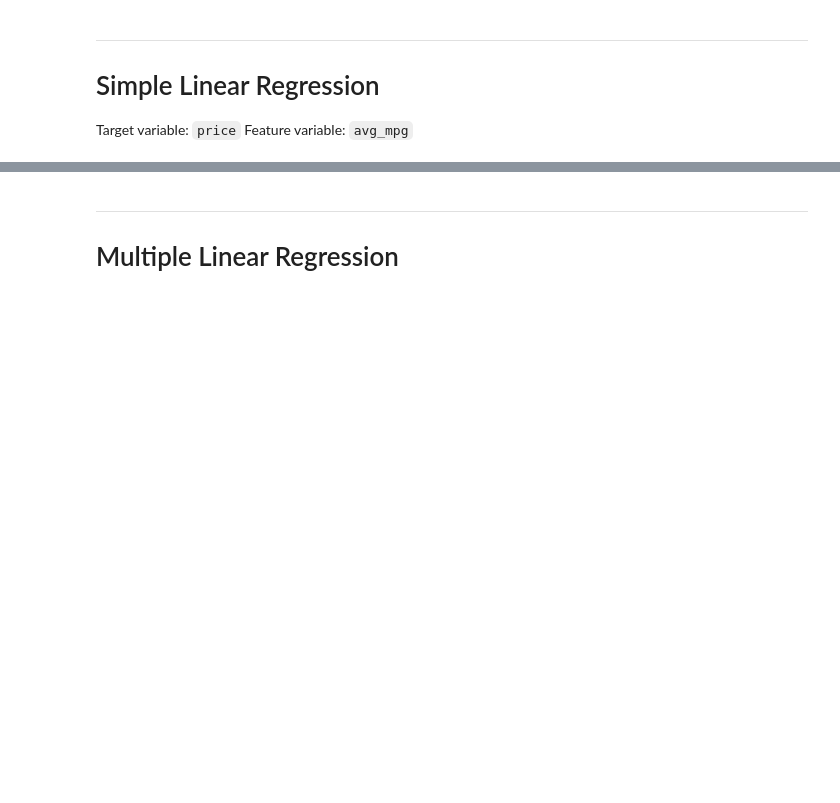
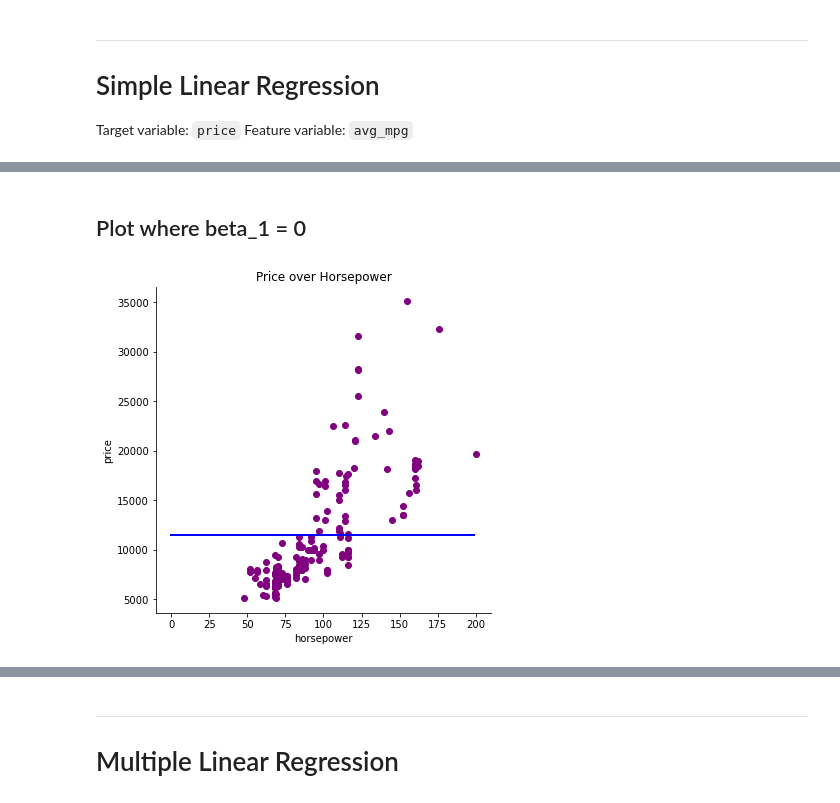
Before and after one commit to Isaac1o/MSDS_610_Linear_Regression, a Jupyter notebook: code_present.ipynb, the cells around one changed output, grey strips where cells are left out. Drawn from its saved outputs; the diff is of its cells as text; code cells hidden in the pictures; blank space fills up the shorter version.

```diff
--- a/code_present.ipynb
+++ b/code_present.ipynb
@@ -96,0 +100,28 @@ plt.show()
+# %% [markdown]
+## Plot where beta_1 = 0
+# %%
+# plot slr model
+fig, ax = plt.subplots(figsize=(6,6))
+
+ax.scatter(df['horsepower'], df['price'], color='purple')
+ax.set_xlabel('horsepower')
+ax.set_ylabel('price')
+ax.set_title('Price over Horsepower')
+
+
+# regression line
+beta, y_inter = np.polyfit(df['horsepower'], df['price'], 1)
+ax.plot([i for i in range(0,200)],[df['price'].mean() for i in range(0,200)], c='blue', lw=2)
+#ax.set_yticks([y_inter, 0, 5000, 10000, 15000, 20000, 25000, 30000, 35000])
+#ax.set_xticks([x for x in range(0, 200, 20)])
+
+# sample calculation
+#ax.axvline(150, ymin=0, ymax=.485, lw=3, color='red')
+
+#clean up plot
+ax.spines['top'].set_visible(False)
+ax.spines['right'].set_visible(False)
+
+plt.show()
+# %% [output]
+[figure, added]
```
Also changed, not shown: parts of 13 cells of this notebook.
